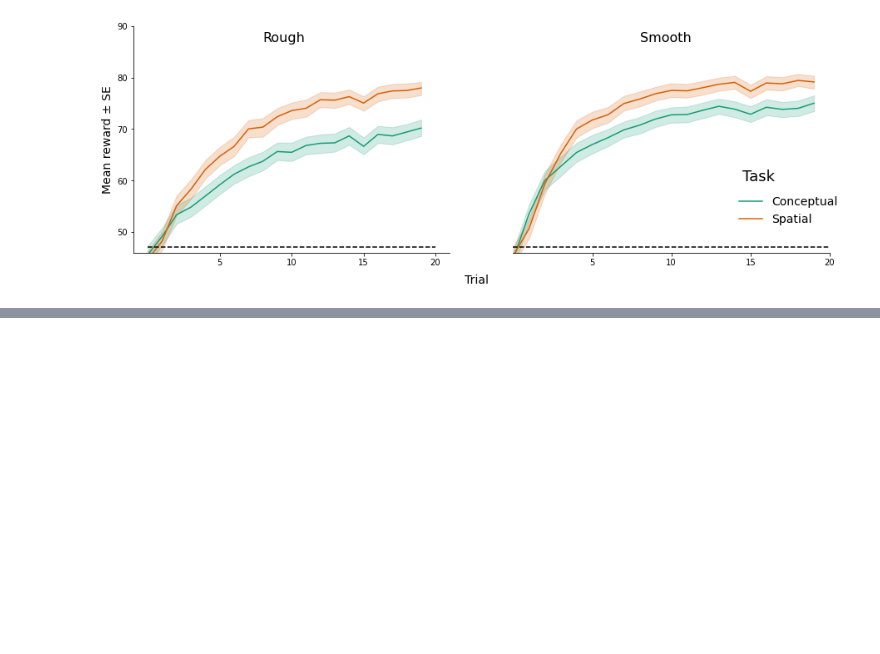
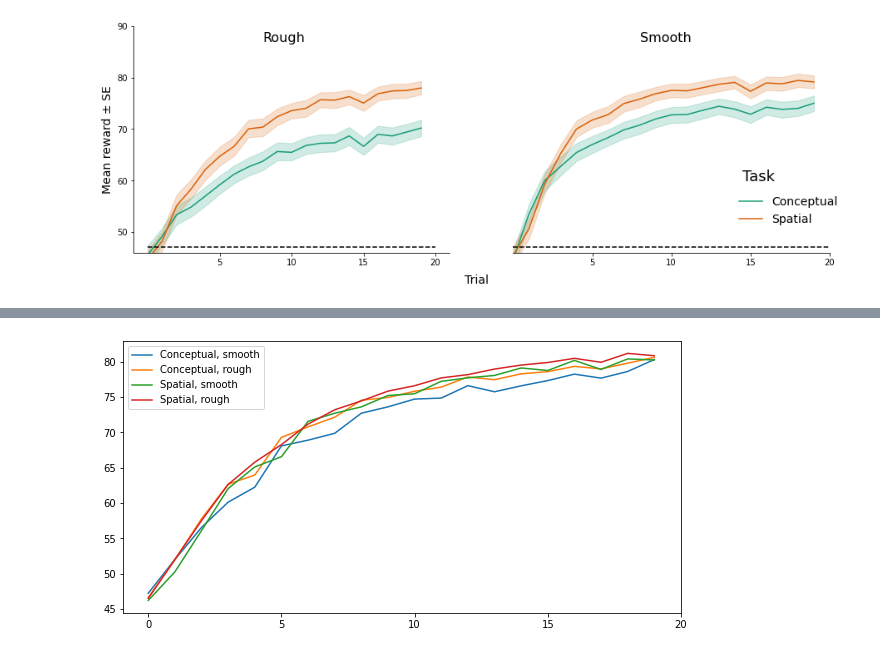
Before and after one commit to JaakkoKoli/Masters-thesis, a Jupyter notebook: DataProcessing.ipynb, the cells around one changed output, grey strips where cells are left out. Cells and saved outputs as stored; diff of their text form; code cells hidden in the pictures; blank space fills up the shorter version.

```diff
--- a/DataProcessing.ipynb
+++ b/DataProcessing.ipynb
@@ -404,24 +417,21 @@ def isPositiveDefinite(A):
 
 def gpr(X_test, theta, X, Y, k):
     Xstar = np.matrix(X_test)
-    d = np.shape(np.matrix(X))[1]
     K = k(X, X, theta)
     if isPositiveDefinite(K):
-        KK_inv = np.linalg.cholesky(A)
+        KK_inv = np.linalg.cholesky(K)
     else:
-        KK_inv = np.linalg.pinv(A)
-    Ky = KK_inb.dot(Y)
+        KK_inv = np.linalg.pinv(K)
+    Ky = KK_inv.dot(Y.T)
+    df = pd.DataFrame(columns=["mu","sig"])
 
-    df = pd.DataFrame(columns=["mu","cv"])
-
-    for i in range(p.shape(np.matrix(Xstar))[0]):
-        x = np.matrix(Xstar[i])
-        XX = x
+    for i in range(np.shape(np.matrix(Xstar))[0]):
+        XX = Xstar[i]
         Kstar = k(X, XX, theta)
         Kstarstar = k(XX,XX,theta)
         mu = Kstar.T.dot(Ky)
         cv = Kstarstar - (Kstar.T.dot(KK_inv).dot(Kstar))
         if cv < 0:
             cv = abs(cv)
-        df = df.append({"mu": mu, "cv": cv})
+        df = df.append({"mu": float(mu), "sig": float(cv)}, ignore_index=True)
     return df
@@ -430,15 +456,24 @@ def ucb(out, pars, refactor=False):
     if refactor:
         gamma = pars[0]
         beta_star = pars[1]
-        outtotal = (gamma*out["mu"]) + (beta_star*sqrt(out["sig"]))
+        outtotal = (gamma*out["mu"]) + (beta_star*np.sqrt(out["sig"]))
         outtotal[outtotal < 0] = 0.0001
         outtotal[outtotal > 100] = 100
         d1 = np.shape(out)[0]/uniqueOptions
-        return np.reshape(np.matrix(outtotal), (d1, (np.sum(np.shape(outtotal))/d1)), order="F")
+        return np.reshape(int(np.matrix(outtotal)), int(d1, (np.sum(np.shape(outtotal))/d1)), order="F")
     else:
         gamma = pars[0]
-        outtotal = out["mu"] + (beta*sqrt(out["sig"]))
+        outtotal = out["mu"] + (beta*np.sqrt(out["sig"]))
         outtotal[outtotal < 0] = 0.0001
         outtotal[outtotal > 100] = 100
         d1 = np.shape(out)[0]/uniqueOptions
-        return np.reshape(np.matrix(outtotal), (d1, (np.sum(np.shape(outtotal))/d1)), order="F")
+        return np.reshape(np.matrix(outtotal), (int(d1), int(np.sum(np.shape(outtotal))/d1)), order="F")
+# %%
+f = open("experiment/roughEnvironment.json")
+roughEnvironments = json.load(f)
+f.close()
+f = open("experiment/smoothEnvironment.json")
+smoothEnvironments = json.load(f)
+f.close()
+
+gpPars = pd.read_csv("rationalModels/parameters/gpucb.csv", sep=",")
@@ -444,0 +566,11 @@ def ucb(out, pars, refactor=False):
+# %%
+fig, ax = plt.subplots()
+plt.plot(range(20), gprdf["meanReward"][0:20])
+plt.plot(range(20), gprdf["meanReward"][40:60])
+plt.plot(range(20), gprdf["meanReward"][20:40])
+plt.plot(range(20), gprdf["meanReward"][60:80])
+ax.set_xticks([0, 5, 10, 15, 20])
+plt.legend(["Conceptual, smooth", "Conceptual, rough","Spatial, smooth", "Spatial, rough"])
+plt.show()
+# %% [output]
+[figure, added]
```
Also changed, not shown: parts of 7 cells of this notebook, 3 other files.
